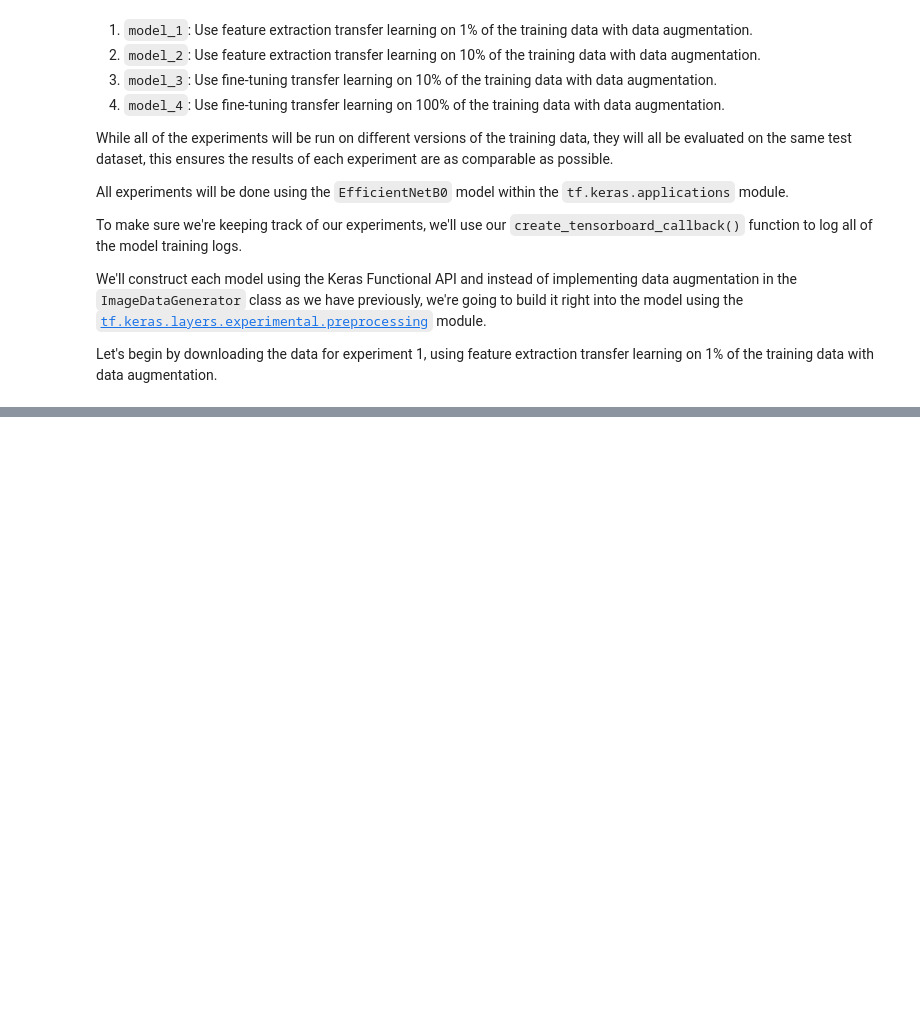
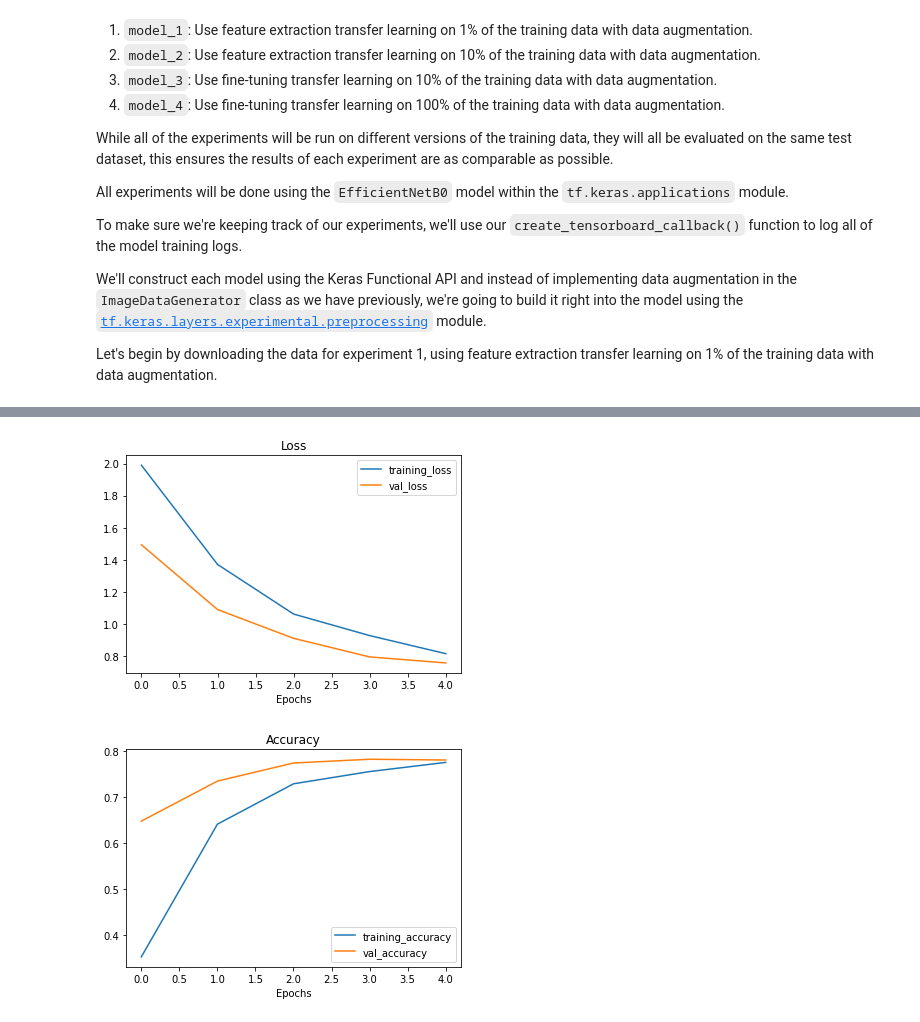
Before and after one commit to Nikitaion/TensorFlowLearning, a Jupyter notebook: 05_transfer_learning_in_tensorflow_part_2.ipynb, the cells around one changed output, grey strips where cells are left out. Saved outputs shown, nothing was run; the diff lists cells and outputs as text; code cells hidden in the pictures; blank space fills up the shorter version.

```diff
--- a/05_transfer_learning_in_tensorflow_part_2.ipynb
+++ b/05_transfer_learning_in_tensorflow_part_2.ipynb
@@ -390,0 +654,20 @@ Saving to: ‘10_food_classes_1_percent.zip’
+# %%
+# Get 10% of the data of the 10 classes (uncomment if you haven't gotten "10_food_classes_10_percent.zip" already)
+# !wget https://storage.googleapis.com/ztm_tf_course/food_vision/10_food_classes_10_percent.zip
+# unzip_data("10_food_classes_10_percent.zip")
+
+train_dir_10_percent = "10_food_classes_10_percent/train/"
+test_dir = "10_food_classes_10_percent/test/"
+# %%
+# Let's create dataloaders
+# Setup data inputs
+import tensorflow as tf
+IMG_SIZE = (224, 224)
+train_data_10_percent = tf.keras.preprocessing.image_dataset_from_directory(train_dir_10_percent,
+                                                                            label_mode="categorical",
+                                                                            image_size=IMG_SIZE)
+# Note: the test data is the same as the previous experiment, we could
+# skip creating this, but we'll leave this here to practice.
+test_data = tf.keras.preprocessing.image_dataset_from_directory(test_dir,
+                                                                label_mode="categorical",
+                                                                image_size=IMG_SIZE)
@@ -390,0 +731,10 @@ Saving to: ‘10_food_classes_1_percent.zip’
+# %%
+# Setup checkpoint path
+checkpoint_path = "ten_percent_model_checkpoints_weights/checkpoint.ckpt" # note: remember saving directly to Colab is temporary
+
+# Create a ModelCheckpoint callback that saves the model's weights only
+checkpoint_callback = tf.keras.callbacks.ModelCheckpoint(filepath=checkpoint_path,
+                                                         save_weights_only=True, # set to False to save the entire model
+                                                         save_best_only=False, # set to True to save only the best model instead of a model every epoch
+                                                         save_freq="epoch", # save every epoch
+                                                         verbose=1)
@@ -390,0 +751,9 @@ Saving to: ‘10_food_classes_1_percent.zip’
+# %%
+# Fit the model saving checkpoints every epoch
+initial_epochs = 5
+history_10_percent_data_aug = model_2.fit(train_data_10_percent,
+                                          epochs=initial_epochs,
+                                          validation_data=test_data,
+                                          validation_steps=int(0.25 * len(test_data)), # do less steps per validation (quicker)
+                                          callbacks=[create_tensorboard_callback("transfer_learning", "10_percent_data_aug"),
+                                                     checkpoint_callback])
@@ -390,0 +784,6 @@ Saving to: ‘10_food_classes_1_percent.zip’
+# %%
+# Plot model loss curves
+plot_loss_curves(history_10_percent_data_aug)
+# %% [output]
+[figure, added]
+[figure, added]
```
Also changed, not shown: parts of 38 cells of this notebook.
